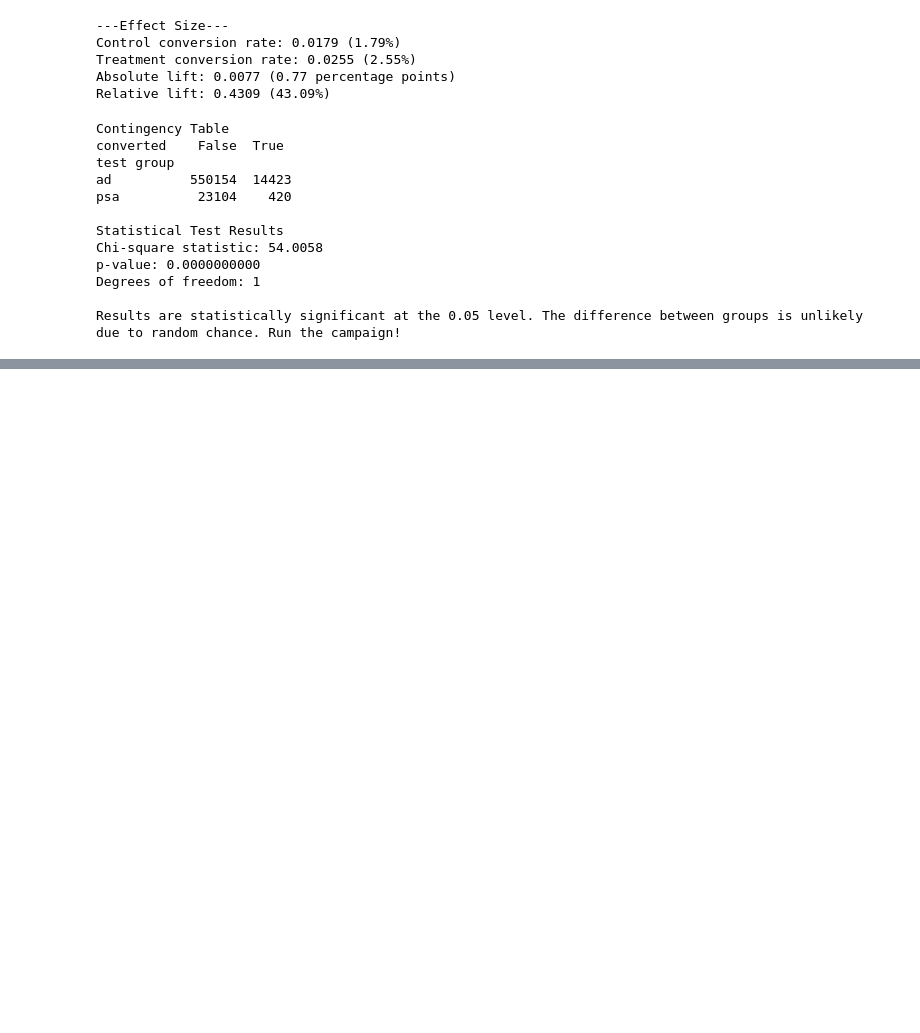
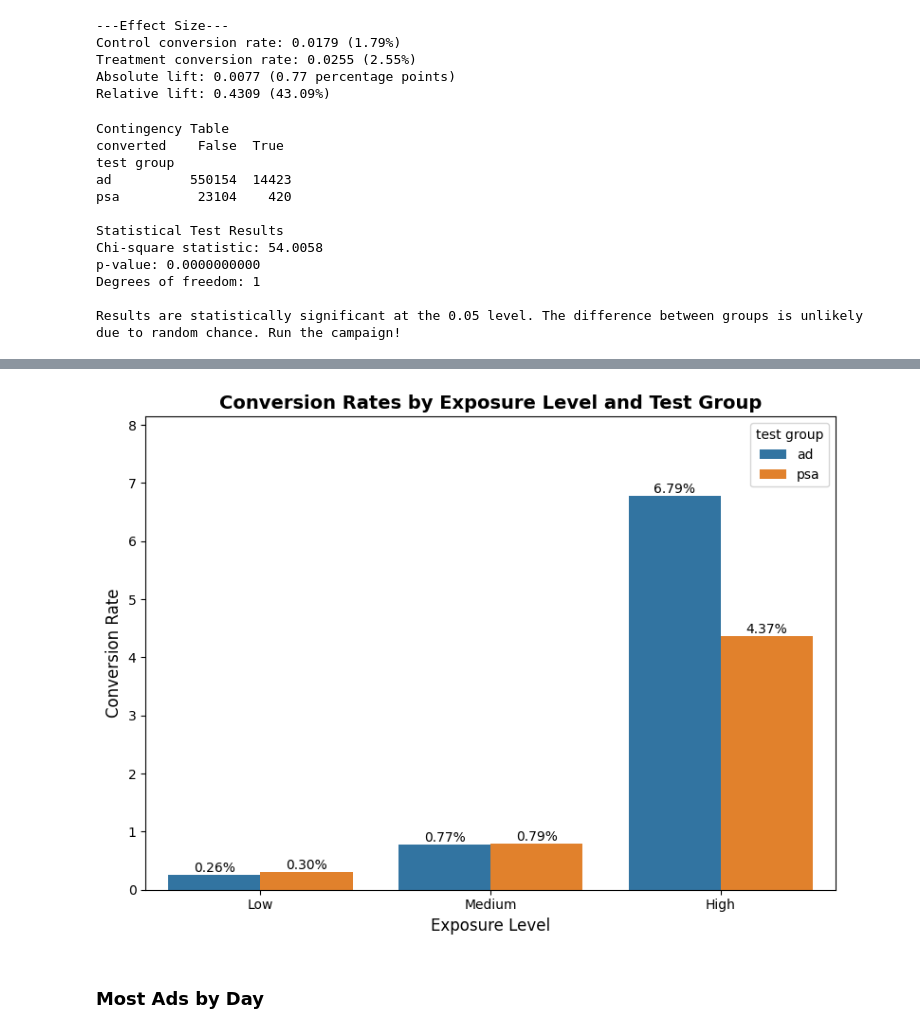
Before and after one commit to meghaoberoi/marketing-ab-test-analysis, a Jupyter notebook: Marketing_AB_Testing.ipynb, the cells around one changed output, grey strips where cells are left out. Saved outputs shown, nothing was run; the diff lists cells and outputs as text; code cells hidden in the pictures; blank space fills up the shorter version.

```diff
--- a/Marketing_AB_Testing.ipynb
+++ b/Marketing_AB_Testing.ipynb
@@ -128,0 +160,2 @@ Results are statistically significant at the 0.05 level. The difference between
+# %%
+df['exposure level'] = pd.qcut(df['total ads'], q=3, labels=['Low', 'Medium', 'High'])
@@ -128,0 +172,2 @@ Results are statistically significant at the 0.05 level. The difference between
+# %%
+conversion_by_segment = df.groupby(['exposure level', 'test group'],  observed=True)['converted'].mean()
@@ -128,0 +254,20 @@ Results are statistically significant at the 0.05 level. The difference between
+# %%
+segment_reset = conversion_by_segment.reset_index()
+segment_reset['converted_pct'] = segment_reset['converted'] * 100
+
+plt.figure(figsize=(8,6))
+chart = sns.barplot(data=segment_reset, x = 'exposure level', y = 'converted_pct', hue='test group')
+plt.title("Conversion Rates by Exposure Level and Test Group", fontsize=14, fontweight='bold')
+plt.xlabel("Exposure Level", fontsize=12)
+plt.ylabel("Conversion Rate", fontsize=12)
+plt.ylim(0, max(segment_reset['converted_pct'])*1.2)
+
+chart.bar_label(chart.containers[0], fmt='%.2f%%')
+chart.bar_label(chart.containers[1], fmt='%.2f%%')
+
+plt.tight_layout()
+plt.show()
+# %% [output]
+[figure, added]
+# %% [markdown]
+### Most Ads by Day
```
Also changed, not shown: parts of 34 cells of this notebook.
